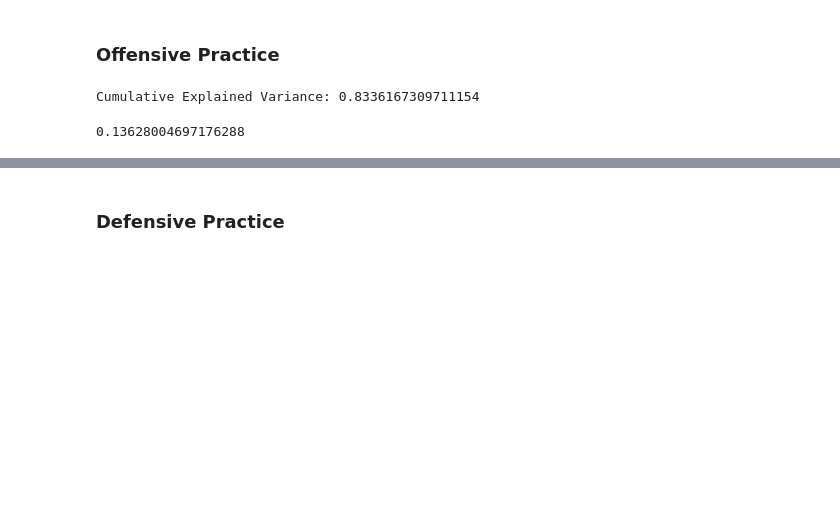
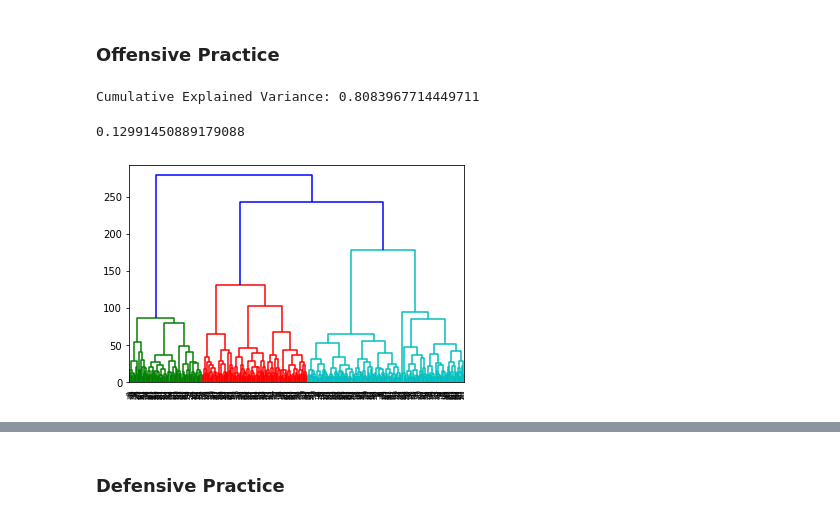
Before and after one commit to briannalytle/unsupervised_nba, a Jupyter notebook: stats2019_sorted.ipynb, the cells around one changed output, grey strips where cells are left out. Cells and saved outputs as stored; diff of their text form; code cells hidden in the pictures; blank space fills up the shorter version.

```diff
--- a/stats2019_sorted.ipynb
+++ b/stats2019_sorted.ipynb
@@ -23,7 +30,8 @@ this dataframe consists of up to date stasitcs of the 2019 season. The stats fro
 
 Note: 538 raptor score ratings turn individual players into team talent estimates. The on/off ratpor scores evaluates how a player's team performs while he was on the floor, how the player's courtmates performed without player, how the courtmates' other courtmates performed when they were on the floor without player's courtmates. The raptor box scores takes into account individual player statistics.
 # %%
-df19 = pd.read_csv('data/fixed19.csv', index_col = [0])
+df19 = pd.read_csv('data/fixed19.csv')
+#index_col = [0]
 df19 = df19.iloc[:, :-3]
 df19['G'] = df19['G'].astype(int)
 # %%
@@ -43,3 +58,5 @@ df_bline.shape
+# %%
+df_bline = df_bline.drop(['Unnamed: 0', 'Games1818', 'url_list', '\xa0', '\xa0.1'], axis = 1)
 # %% [markdown]
 ### Quick feature engineering of specific values
 # %% [markdown]
@@ -83,7 +83,7 @@ Index(['Player', 'Pos', 'Age', 'Tm', 'G', 'GS', 'MP', 'FG', 'FGA', 'FG%', '3P',
 offensive = ['FG%', '3PA', '2PA', 'ORB', 'AST_2x', 'TOV',
             'ORtg', 'DRtg', '3PAr', 'ORB%', 'AST%', 'TOV%',
             'OWS', 'OBPM', 'BSR Off.', 'OOR Off.', 'OVR Off.',
-            'WAR']
+            'WAR','WS/48', 'WS']
 # %%
 defensive = ['DRB', 'STL_2x', 'BLK_2x', 'DRtg', 'DRB%',
             'BLK%', 'DWS', 'DBPM', 'BSR Def.', 'OOR Def.',
@@ -108,7 +108,7 @@ pca.fit(X_sc)
 X_pca = pca.transform(X_sc)
 print("Cumulative Explained Variance:", pca.explained_variance_ratio_.sum())
 # %% [output]
-Cumulative Explained Variance: 0.8336167309711154
+Cumulative Explained Variance: 0.8083967714449711
 # %%
 #creating clusters
 km = KMeans(n_clusters = 10, random_state= 248)
@@ -116,4 +116,9 @@ km.fit(X_pca)
 y_kmeans = km.predict(X_pca)
 silhouette_score(X_sc, km.labels_)
 # %% [output]
-0.13628004697176288
+0.12991450889179088
+# %%
+#hierarchial clustering
+dn = sch.dendrogram(sch.linkage(X, method = 'ward'))
+# %% [output]
+[figure, added]
```
Also changed, not shown: parts of 15 cells of this notebook, 34 other files.
